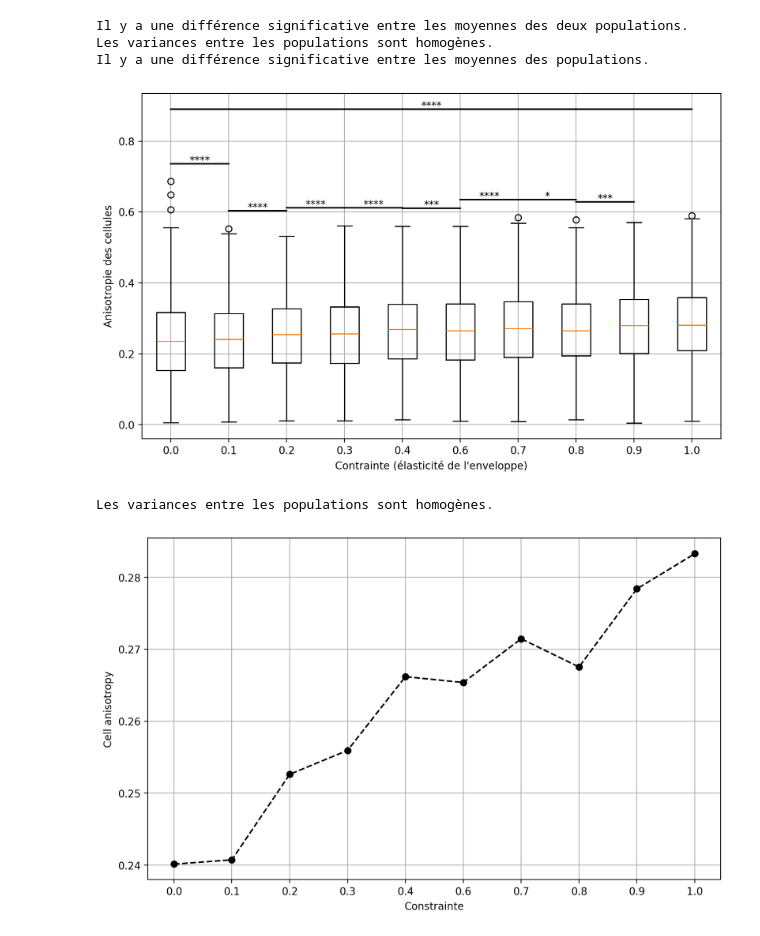
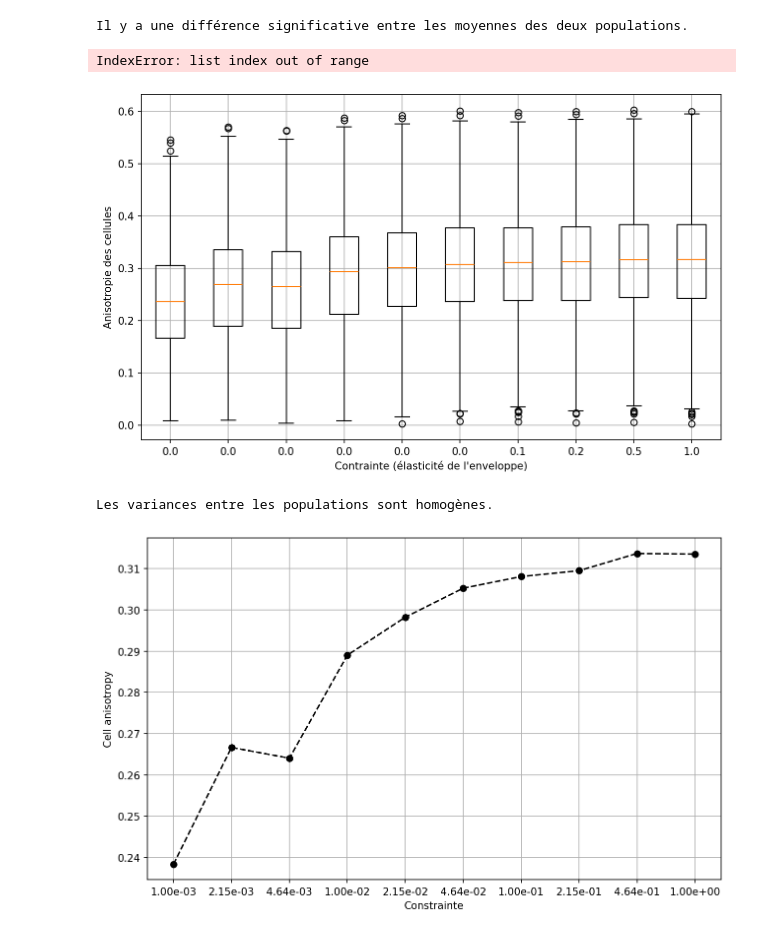
Before and after one commit to Lauragdlp/peripodial, a Jupyter notebook: notebook/barrier_elasticity.ipynb, the cells around one changed output. Saved outputs shown, nothing was run; the diff lists cells and outputs as text; code cells hidden in the pictures.

```diff
--- a/notebook/barrier_elasticity.ipynb
+++ b/notebook/barrier_elasticity.ipynb
@@ -103,9 +88,11 @@ sheet.vert_df
+# %%
+sheet.settings["barrier_radius"] = 12.5
 # %%
 lumen_vol_egg= []
 theta = np.pi / 3
-bes = np.linspace(0, 1, 10)
+bes = np.logspace(-3, 0, 10)
+br = bes
 sheets_obj = {}
-solver = QSSolver(with_t1=True, with_t3=False)
 diameters = []
 middle_dia_s = []
 aniso_cell_values_d = []
@@ -114,10 +101,12 @@ radius=[]
 areas=[]
 
 for i, be in enumerate(bes):
-    sheet_copy= sheet.copy()
+    sheet_copy = sheet.copy()
     sheet_copy.vert_df['barrier_elasticity'] = be
+    # add some position noise to avoid being stuck in a local min
+    sheet_copy.vert_df[['x', 'y', 'z']] += np.random.normal(0.0, 1e-3, (sheet.Nv, 3))
     print(f"{i+1} / {10}", end=" ")
-    res = solver.find_energy_min(sheet_copy, geom, model, options={"gtol": 1e-8})
+    res = solver.find_energy_min(sheet_copy, geom, model, options={"gtol": 1e-4})
     lumen_vol_egg.append(sheet_copy.settings['lumen_vol'])
     diameter = 2*(sheet_copy.vert_df["z"].max())
     sheets_obj[be] = sheet_copy
@@ -153,2 +134,0 @@ print(diameters)
-# %%
-bes = np.linspace(0, 1, 10)
@@ -170,13 +135,17 @@ br
 # %%
 fig, axes = plt.subplots(1, len(sheets_obj), figsize=(28,8))
 
-for i, (bes, sheet_copy) in enumerate(sheets_obj.items()):
+for i, (be, sheet_copy) in enumerate(sheets_obj.items()):
     #plt.savefig(f'sheet {i+1}.png', transparent=True)
     fig, ax = draw_half_N_sheet(sheet_copy, axes[i], coords = ["z", "x"])
     circle = plt.Circle((0, 0), radius[i], edgecolor='black', facecolor='none')
     ax.add_artist(circle)
-    ax.set_title('elasticity:{:.1f}'.format(br[i]))
+
+    ax.set_title(f'elasticity: {be:.2e}')
     ax.set_facecolor('#ffffff')
+    ax.set_xlim(-17, 17)
+    ax.set_ylim(-12, 12)
+
     plt.tight_layout()
 plt.savefig('../image/barrier_elasticity.png', transparent=True)
 plt.show
@@ -229,7 +198,7 @@ plt.figure(figsize=(10, 6))
 plt.boxplot(aniso_cell_values_d)
 plt.xlabel("Contrainte (élasticité de l'enveloppe)")
 plt.ylabel('Anisotropie des cellules')
-plt.xticks(range(1, len(aniso_cell_values_d) + 1), ['{:.1f}'.format(i) for i in br])
+plt.xticks(range(1, len(aniso_cell_values_d) + 1), ['{:.1f}'.format(i) for i in bes])
 plt.grid(True)
 
 statistic, p_value = ttest_ind(aniso_cell_values_d[0], aniso_cell_values_d[9])
@@ -262,36 +231,35 @@ if p_value_levene > 0.05:
     if p_value_anova > 0.05:
         print("Il n'y a pas de différence significative entre les moyennes des populations.")
     else:
         print("Il y a une différence significative entre les moyennes des populations.")
         for i in range(len(aniso_cell_values_d) - 1):
             x_pos1 = i+1
             x_pos2 = i+2
             y_pos = max(max(aniso_cell_values_d[i]), max(aniso_cell_values_d[i + 1])) + 0.05
             _, p_value_anova = f_oneway(aniso_cell_values_d[i], aniso_cell_values_d[9])
 
             # Placez le texte des étoiles en fonction de la position des barres
             if p_value_anova < 0.0001:
                 plt.plot([x_pos1, x_pos2], [y_pos, y_pos], color='black', linewidth=1.5)
                 plt.text((x_pos1 + x_pos2) / 2, y_pos, '****'.format(0.0001), ha='center')
             elif p_value_anova < 0.001:
                 plt.plot([x_pos1, x_pos2], [y_pos, y_pos], color='black', linewidth=1.5)
                 plt.text((x_pos1 + x_pos2) / 2, y_pos, '***'.format(0.001), ha='center')
             elif p_value_anova < 0.01:
                 plt.plot([x_pos1, x_pos2], [y_pos, y_pos], color='black', linewidth=1.5)
                 plt.text((x_pos1 + x_pos2) / 2, y_pos, '**'.format(0.01), ha='center')
             elif p_value_anova < 0.05:
                 plt.plot([x_pos1, x_pos2], [y_pos, y_pos], color='black', linewidth=1.5)
                 plt.text((x_pos1 + x_pos2) / 2, y_pos, '*'.format(0.05), ha='center')
 
 else:
     print("Les variances entre les populations ne sont pas homogènes.")
 plt.savefig('../image/aniso_barrier_elasticity.png', transparent=True)
 plt.show()
 # %% [output]
 Il y a une différence significative entre les moyennes des deux populations.
-Les variances entre les populations sont homogènes.
-Il y a une différence significative entre les moyennes des populations.
+IndexError: list index out of range
-[figure, old version]
+[figure, new version]
 # %%
 import matplotlib.pyplot as plt
 from scipy.stats import levene, f_oneway, ttest_ind
@@ -305,7 +273,7 @@ plt.figure(figsize=(10, 6))
 plt.plot(x_positions, means, marker='o', linestyle='--', color='black')
 plt.xlabel("Constrainte")
 plt.ylabel('Cell anisotropy')
-plt.xticks(x_positions, ['{:.1f}'.format(i) for i in br])
+plt.xticks(x_positions, ['{:.2e}'.format(i) for i in bes])
 plt.grid(True)
 
 stat_levene, p_value_levene = levene(*aniso_cell_values_d)
@@ -320,7 +288,7 @@ plt.savefig('../image/aniso_INS.png', transparent=False)
 plt.show()
 # %% [output]
 Les variances entre les populations sont homogènes.
-[figure, old version]
+[figure, new version]
 # %%
 colors = plt.cm.viridis_r([0.2, 0.6])
 fig, axs = plt.subplots(1, figsize=(8, 6))
```
Also changed, not shown: parts of 15 cells of this notebook, 17 other files.
